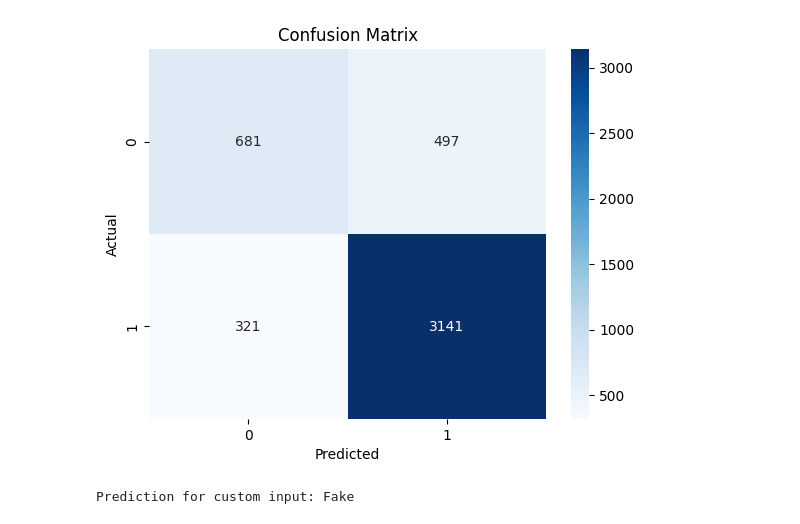
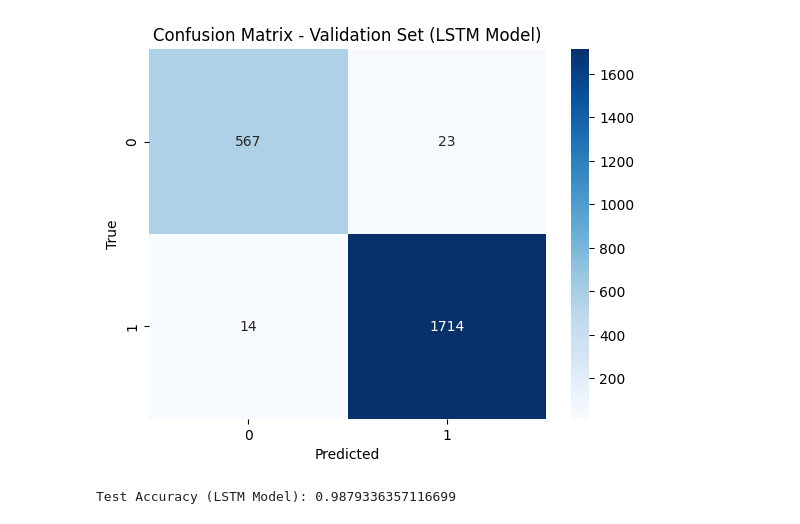
Before and after one commit to Sudheer-Kumar124/FakeNews_Detection, a Jupyter notebook: LSTM_Model.ipynb, the cells around one changed output. Saved outputs shown, nothing was run; the diff lists cells and outputs as text; code cells hidden in the pictures.

```diff
--- a/LSTM_Model.ipynb
+++ b/LSTM_Model.ipynb
@@ -61 +92,5 @@ plt.show()
+# %%
+# Combine text features into one column
+X = df['title'] + ' ' + df['news_url'] + ' ' + df['source_domain']
+y = df['real']
 # %%
@@ -258,0 +118,13 @@ Test F1-score: 0.8847887323943662
+# %%
+# Define LSTM model architecture with bidirectional layer and dropout
+lstm_model = Sequential()
+lstm_model.add(Embedding(len(tokenizer_lstm.word_index) + 1, 128, input_length=max_seq_length))
+lstm_model.add(SpatialDropout1D(0.2))
+lstm_model.add(Bidirectional(LSTM(128, dropout=0.2, recurrent_dropout=0.2)))
+lstm_model.add(Dense(1, activation='sigmoid'))
+
+# Compile the model
+lstm_model.compile(optimizer=Adam(lr=1e-4), loss='binary_crossentropy', metrics=['accuracy'])
+
+# Print model summary
+print(lstm_model.summary())
@@ -258,0 +156,7 @@ Test F1-score: 0.8847887323943662
+# %%
+# Train the LSTM model
+epochs_lstm = 5
+batch_size_lstm = 32
+
+history_lstm = lstm_model.fit(X_train_seq_padded, y_train, epochs=epochs_lstm, batch_size=batch_size_lstm,
+                              validation_data=(X_val_seq_padded, y_val), verbose=1)
@@ -258,0 +191,11 @@ Test F1-score: 0.8847887323943662
+# %%
+# Make predictions on validation set
+predictions_val_lstm_prob = lstm_model.predict(X_val_seq_padded)
+predictions_val_lstm = (predictions_val_lstm_prob > 0.5).astype('int32')  # Threshold of 0.5 for binary classification
+
+# Convert to 1D array
+predictions_val_lstm = predictions_val_lstm.flatten()
+
+# Print classification report for validation set
+print("Classification Report for Validation Set (LSTM Model):")
+print(classification_report(y_val, predictions_val_lstm))
@@ -259,25 +213,16 @@ Test F1-score: 0.8847887323943662
 # %%
-# Plot confusion matrix
-conf_matrix = confusion_matrix(y_test_true, y_test_pred)
-sns.heatmap(conf_matrix, annot=True, fmt="d", cmap="Blues")
+# Confusion matrix for validation set (LSTM Model)
+val_cm_lstm = confusion_matrix(y_val, predictions_val_lstm)
+sns.heatmap(val_cm_lstm, annot=True, fmt='d', cmap='Blues')
+plt.title('Confusion Matrix - Validation Set (LSTM Model)')
 plt.xlabel('Predicted')
-plt.ylabel('Actual')
-plt.title('Confusion Matrix')
+plt.ylabel('True')
 plt.show()
 # %% [output]
-[figure, old version]
+[figure, new version]
-# %%
-# Predict custom input
-def predict_custom_input(model, input_text, vectorizer):
-    model.eval()
-    input_tfidf = vectorizer.transform([input_text]).toarray()
-    input_tensor = torch.tensor(input_tfidf, dtype=torch.float32).unsqueeze(0).to(torch.device('cuda' if torch.cuda.is_available() else 'cpu'))
-    with torch.no_grad():
-        output = model(input_tensor)
-        prediction = torch.argmax(output, dim=1).item()
-    return "Real" if prediction == 1 else "Fake"
-
-custom_input = "broward county sheriff fired for lying parkland"
-print("Prediction for custom input:", predict_custom_input(model, custom_input, vectorizer))
-# %% [output]
-Prediction for custom input: Fake
+# %%
+# Evaluate on test set
+test_loss_lstm, test_accuracy_lstm = lstm_model.evaluate(X_test_seq_padded, y_test, verbose=0)
+print(f"Test Accuracy (LSTM Model): {test_accuracy_lstm}")
+# %% [output]
+Test Accuracy (LSTM Model): 0.9879336357116699
```
Also changed, not shown: parts of 27 cells of this notebook, 4 other files.
